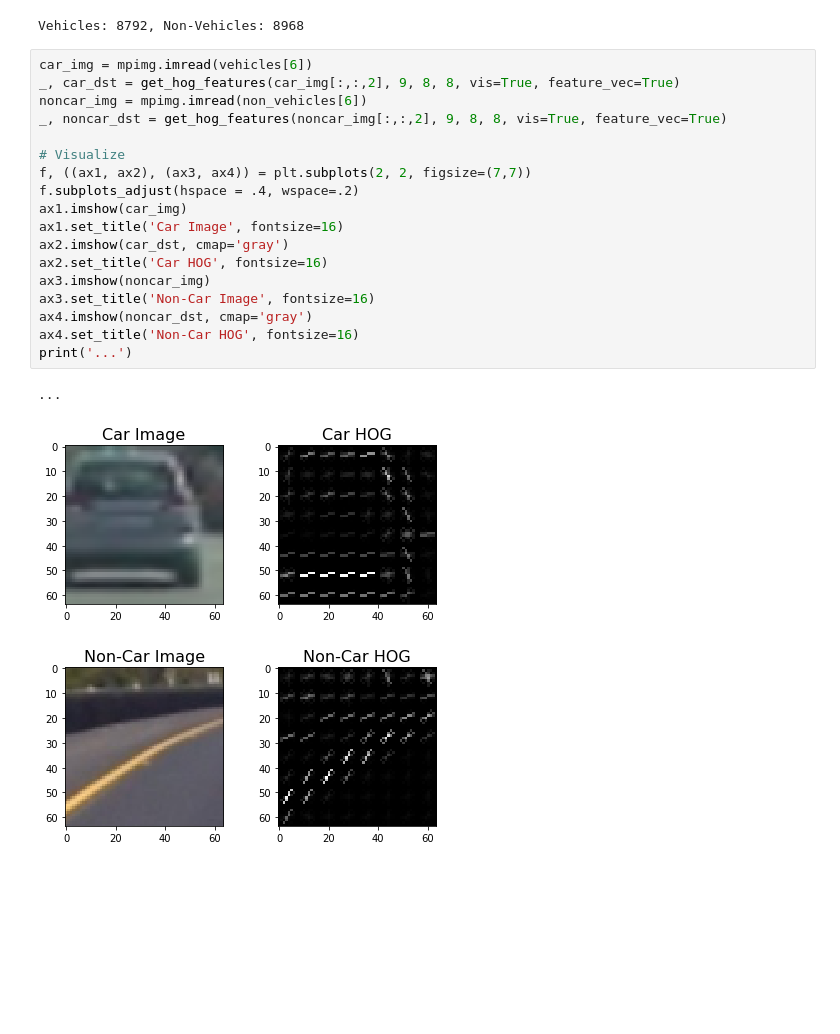
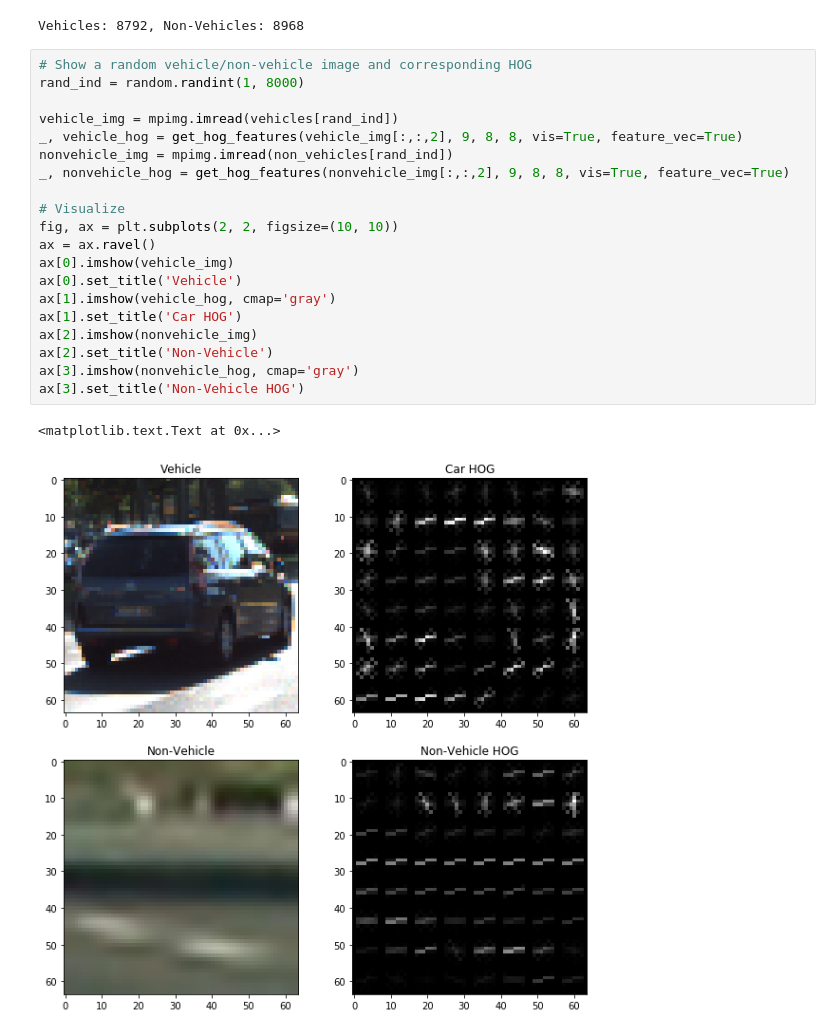
Before and after one commit to kmlee17/CarND-Vehicle-Detection, a Jupyter notebook: vehicle_detection.ipynb, the cells around one changed output. Cells and saved outputs as stored; diff of their text form; blank space fills up the shorter version.

```diff
--- a/vehicle_detection.ipynb
+++ b/vehicle_detection.ipynb
@@ -138,23 +323,25 @@ print('Vehicles: {}, Non-Vehicles: {}'.format(len(vehicles), len(non_vehicles)))
 # %% [output]
 Vehicles: 8792, Non-Vehicles: 8968
 # %%
-car_img = mpimg.imread(vehicles[6])
-_, car_dst = get_hog_features(car_img[:,:,2], 9, 8, 8, vis=True, feature_vec=True)
-noncar_img = mpimg.imread(non_vehicles[6])
-_, noncar_dst = get_hog_features(noncar_img[:,:,2], 9, 8, 8, vis=True, feature_vec=True)
+# Show a random vehicle/non-vehicle image and corresponding HOG
+rand_ind = random.randint(1, 8000)
+
+vehicle_img = mpimg.imread(vehicles[rand_ind])
+_, vehicle_hog = get_hog_features(vehicle_img[:,:,2], 9, 8, 8, vis=True, feature_vec=True)
+nonvehicle_img = mpimg.imread(non_vehicles[rand_ind])
+_, nonvehicle_hog = get_hog_features(nonvehicle_img[:,:,2], 9, 8, 8, vis=True, feature_vec=True)
 
 # Visualize
-f, ((ax1, ax2), (ax3, ax4)) = plt.subplots(2, 2, figsize=(7,7))
-f.subplots_adjust(hspace = .4, wspace=.2)
-ax1.imshow(car_img)
-ax1.set_title('Car Image', fontsize=16)
-ax2.imshow(car_dst, cmap='gray')
-ax2.set_title('Car HOG', fontsize=16)
-ax3.imshow(noncar_img)
-ax3.set_title('Non-Car Image', fontsize=16)
-ax4.imshow(noncar_dst, cmap='gray')
-ax4.set_title('Non-Car HOG', fontsize=16)
-print('...')
+fig, ax = plt.subplots(2, 2, figsize=(10, 10))
+ax = ax.ravel()
+ax[0].imshow(vehicle_img)
+ax[0].set_title('Vehicle')
+ax[1].imshow(vehicle_hog, cmap='gray')
+ax[1].set_title('Car HOG')
+ax[2].imshow(nonvehicle_img)
+ax[2].set_title('Non-Vehicle')
+ax[3].imshow(nonvehicle_hog, cmap='gray')
+ax[3].set_title('Non-Vehicle HOG')
 # %% [output]
-...
+<matplotlib.text.Text at 0x...>
-[figure, old version]
+[figure, new version]
```
Also changed, not shown: parts of 9 cells of this notebook.
